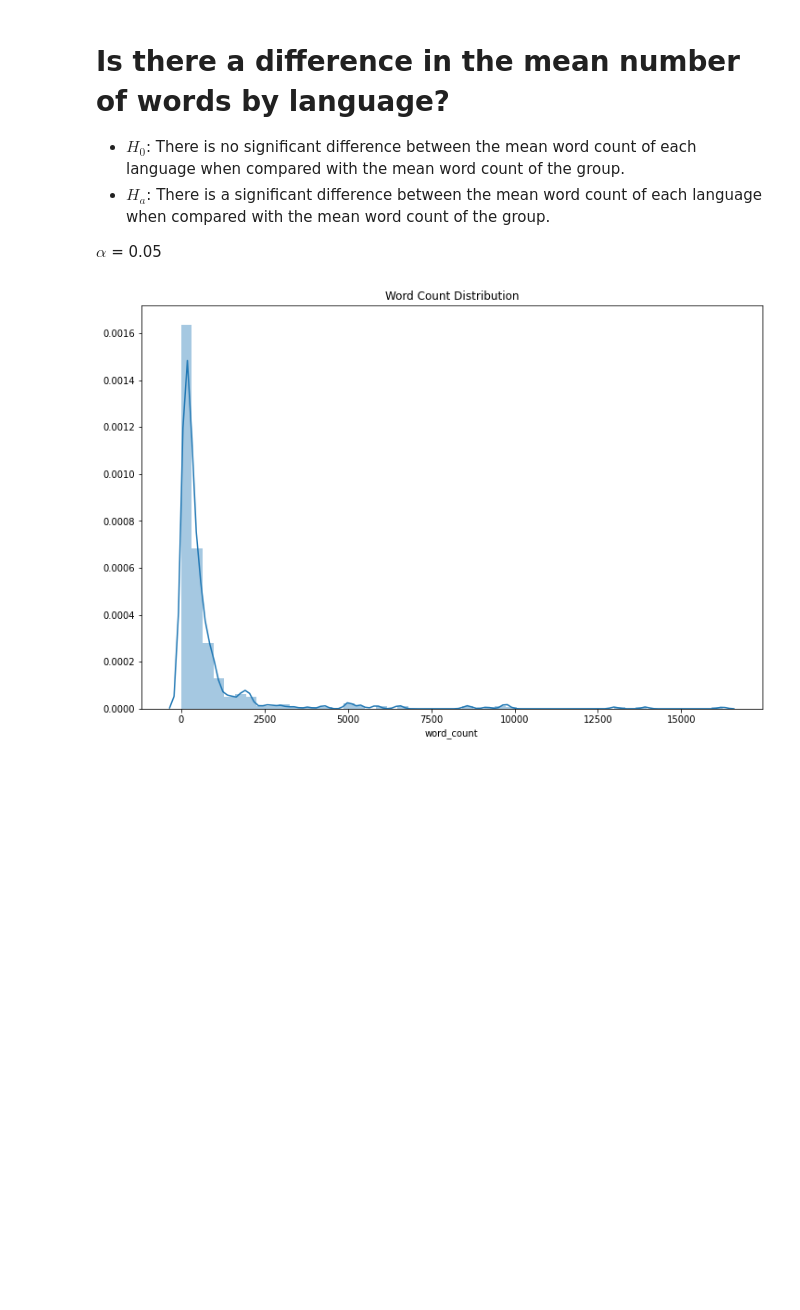
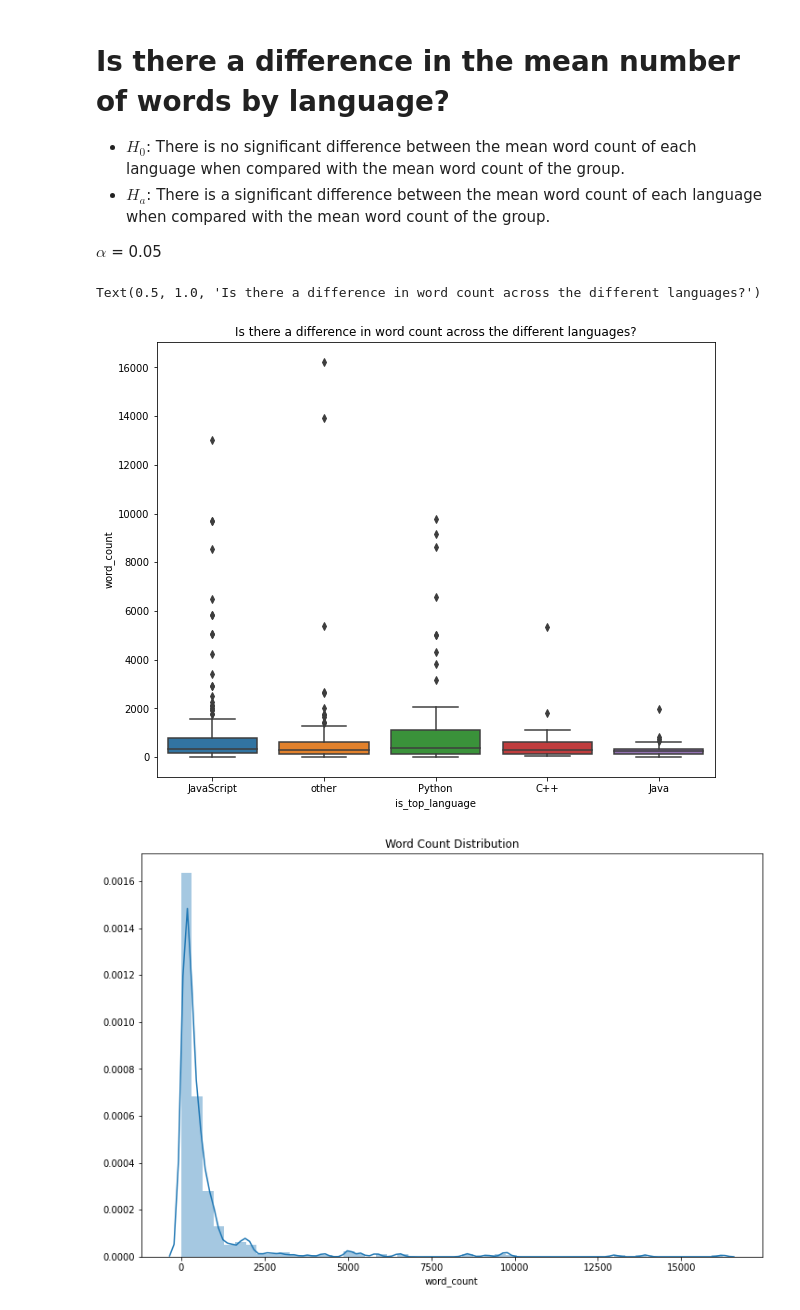
Before and after one commit to nlp-github-project/nlp-github-project, a Jupyter notebook: project_notebook.ipynb, the cells around one changed output. Saved outputs shown, nothing was run; the diff lists cells and outputs as text; code cells hidden in the pictures; blank space fills up the shorter version.

```diff
--- a/project_notebook.ipynb
+++ b/project_notebook.ipynb
@@ -380,6 +375,13 @@ We can see that there might be some problems with the tokenizer, which is leadin
 * $H_a$: There is a significant difference between the mean word count of each language when compared with the mean word count of the group.
 
 $\alpha$ = 0.05
+# %%
+plt.figure(figsize=(10,8))
+sns.boxplot(data=df, x='is_top_language', y="word_count")
+plt.title("Is there a difference in word count across the different languages?")
+# %% [output]
+Text(0.5, 1.0, 'Is there a difference in word count across the different languages?')
+[figure, added]
 # %%
 explore.plot_word_count_distribution(df)
 # %% [output]
```
Also changed, not shown: parts of 32 cells of this notebook.
